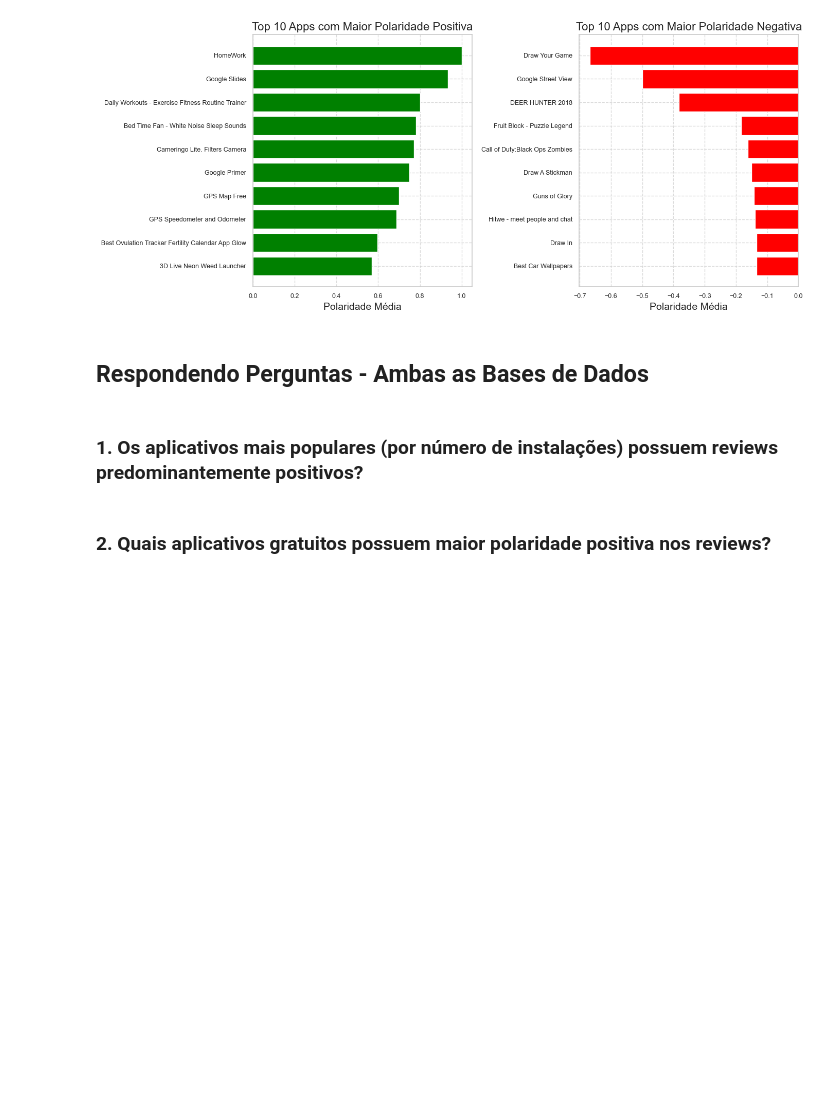
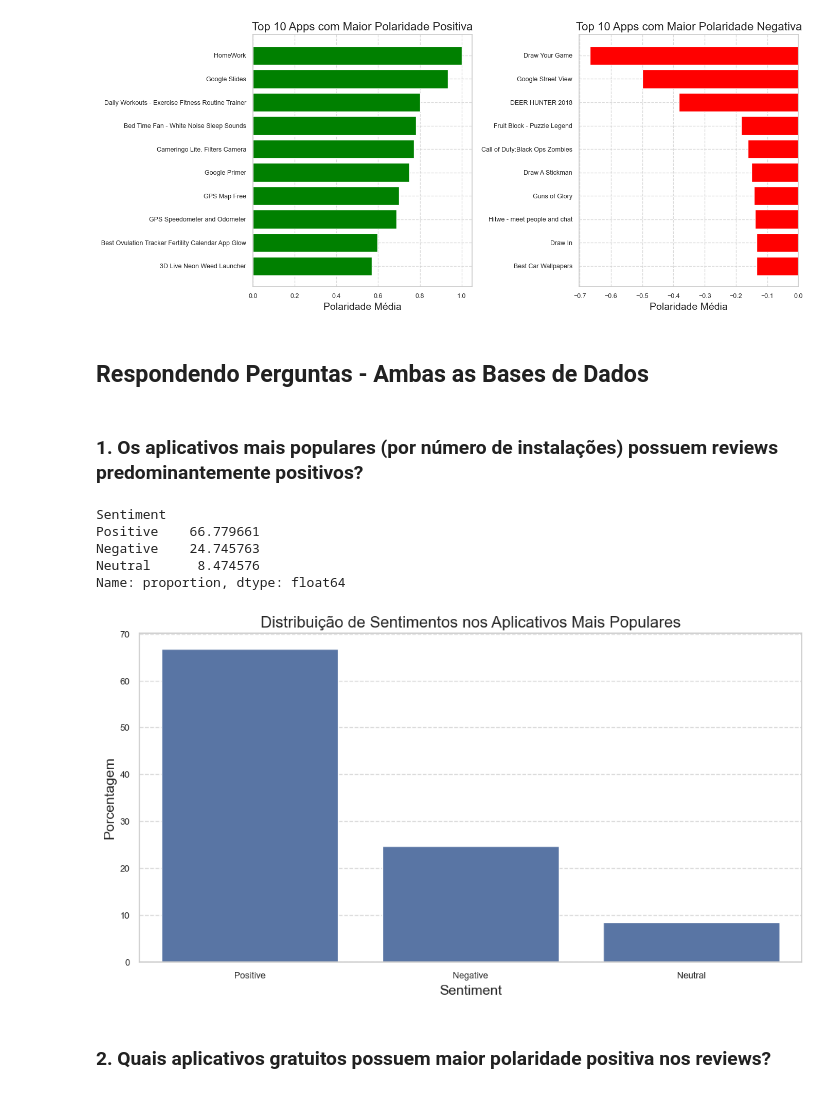
Before and after one commit to Nicolas-Wender/Google-Playstore-Analysis, a Jupyter notebook: notebook.ipynb, the cells around one changed output. Drawn from its saved outputs; the diff is of its cells as text; code cells hidden in the pictures; blank space fills up the shorter version.

```diff
--- a/notebook.ipynb
+++ b/notebook.ipynb
@@ -448,5 +448,24 @@ plt.show()
 ## Respondendo Perguntas - Ambas as Bases de Dados
 # %% [markdown]
 ### 1. Os aplicativos mais populares (por número de instalações) possuem reviews predominantemente positivos?
+# %%
+top_apps = googleplaystore_df.sort_values(by='Installs', ascending=False).head(10)['App']
+
+top_apps_reviews = googleplaystore_reviews_df[googleplaystore_reviews_df['App'].isin(top_apps)]
+
+sentiment_counts = top_apps_reviews['Sentiment'].value_counts(normalize=True) * 100
+print(sentiment_counts)
+
+sns.barplot(x=sentiment_counts.index, y=sentiment_counts.values)
+plt.title('Distribuição de Sentimentos nos Aplicativos Mais Populares')
+plt.ylabel('Porcentagem')
+plt.show()
+# %% [output]
+Sentiment
+Positive    66.779661
+Negative    24.745763
+Neutral      8.474576
+Name: proportion, dtype: float64
+[figure, added]
 # %% [markdown]
 ### 2. Quais aplicativos gratuitos possuem maior polaridade positiva nos reviews?
```
Also changed, not shown: parts of 4 cells of this notebook.
